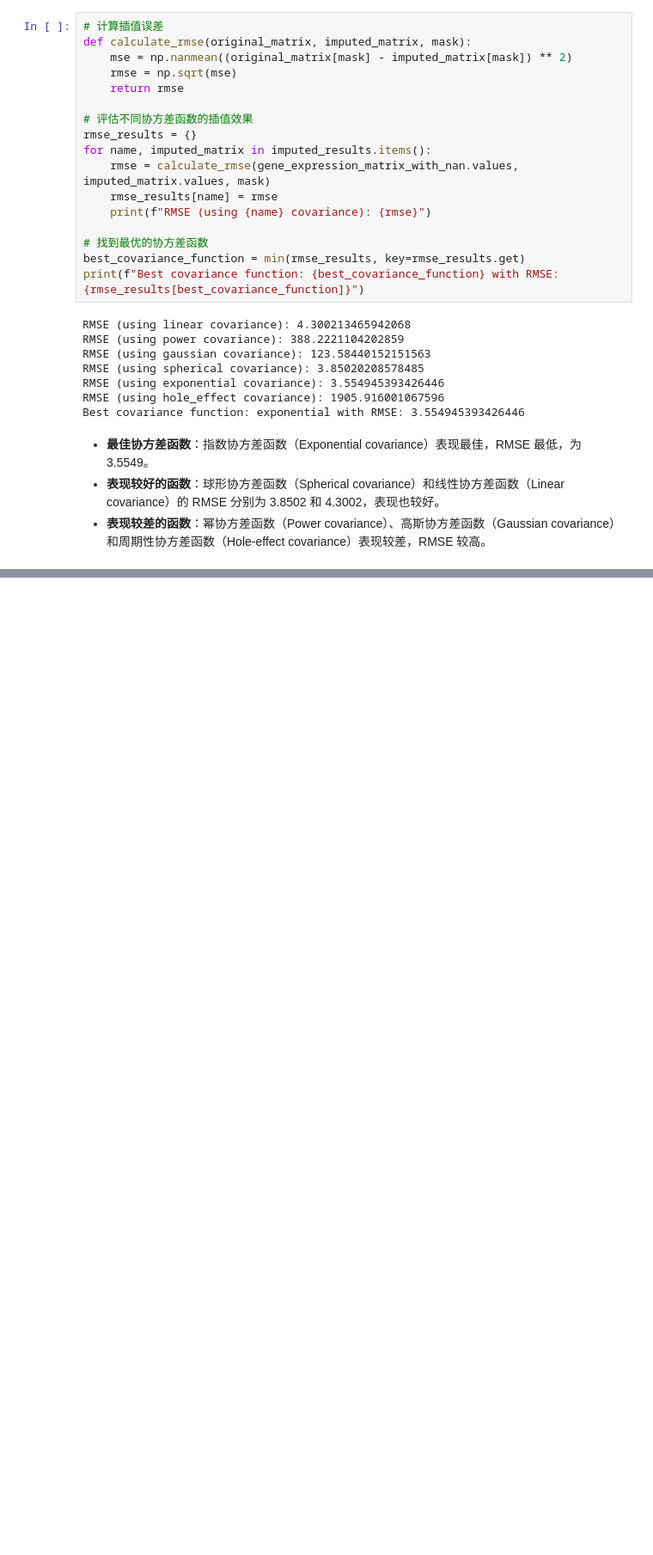
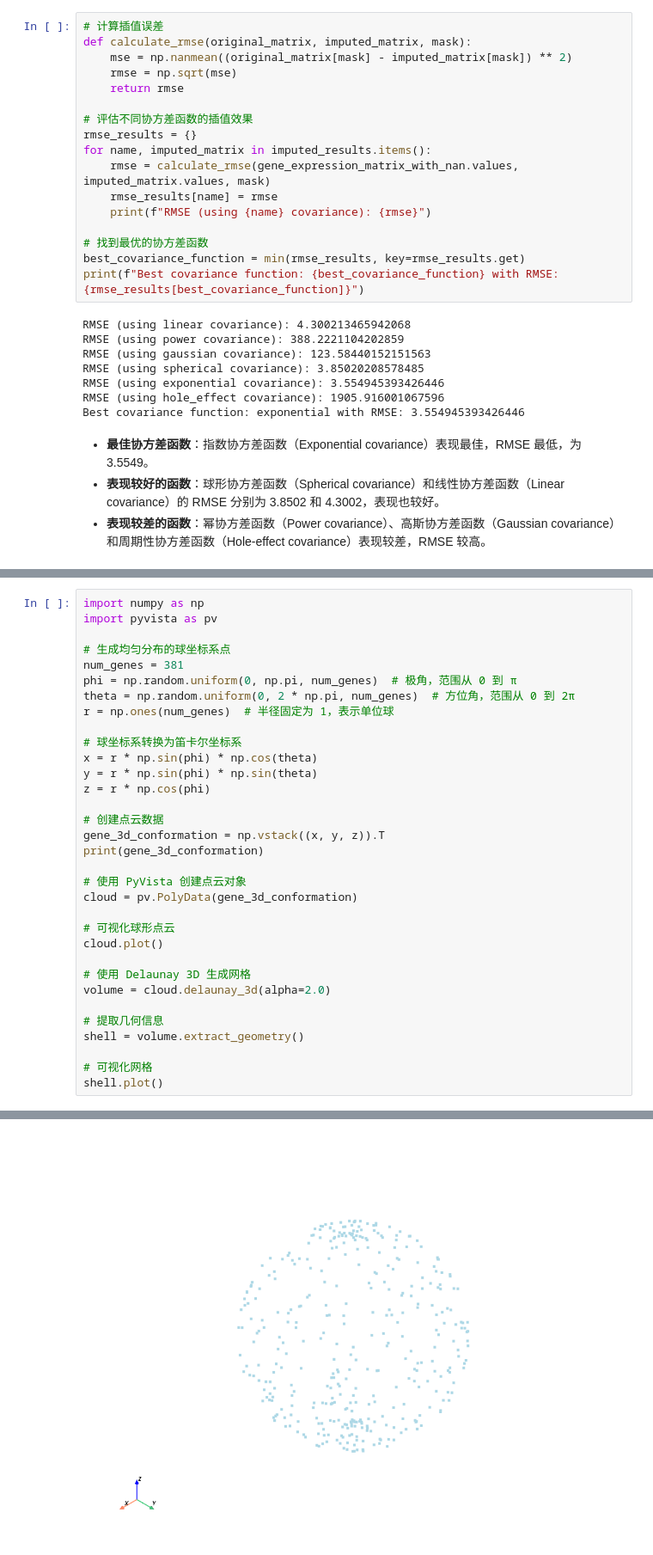
Before and after one commit to SperanzaTY/Kriging-imputing-for-missing-gene-expression, a Jupyter notebook: notebook.ipynb, the cells around one changed output, grey strips where cells are left out. Shown at 86% size. Cells and saved outputs as stored; diff of their text form; blank space fills up the shorter version.

```diff
--- a/notebook.ipynb
+++ b/notebook.ipynb
@@ -635,0 +722,34 @@ Best covariance function: exponential with RMSE: 3.554945393426446
+# %%
+import numpy as np
+import pyvista as pv
+
+# 生成均匀分布的球坐标系点
+num_genes = 381
+phi = np.random.uniform(0, np.pi, num_genes)  # 极角，范围从 0 到 π
+theta = np.random.uniform(0, 2 * np.pi, num_genes)  # 方位角，范围从 0 到 2π
+r = np.ones(num_genes)  # 半径固定为 1，表示单位球
+
+# 球坐标系转换为笛卡尔坐标系
+x = r * np.sin(phi) * np.cos(theta)
+y = r * np.sin(phi) * np.sin(theta)
+z = r * np.cos(phi)
+
+# 创建点云数据
+gene_3d_conformation = np.vstack((x, y, z)).T
+print(gene_3d_conformation)
+
+# 使用 PyVista 创建点云对象
+cloud = pv.PolyData(gene_3d_conformation)
+
+# 可视化球形点云
+cloud.plot()
+
+# 使用 Delaunay 3D 生成网格
+volume = cloud.delaunay_3d(alpha=2.0)
+
+# 提取几何信息
+shell = volume.extract_geometry()
+
+# 可视化网格
+shell.plot()
+# %% [output]
@@ -635,0 +767 @@ Best covariance function: exponential with RMSE: 3.554945393426446
+[figure, added]
```
Also changed, not shown: parts of 7 cells of this notebook.
